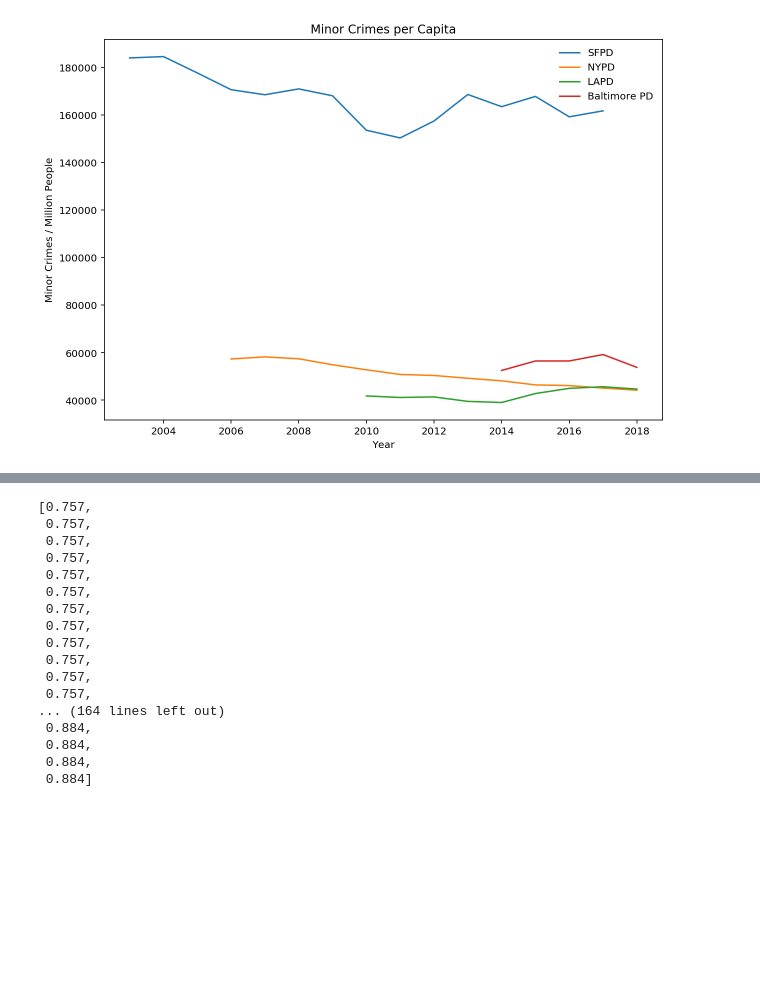
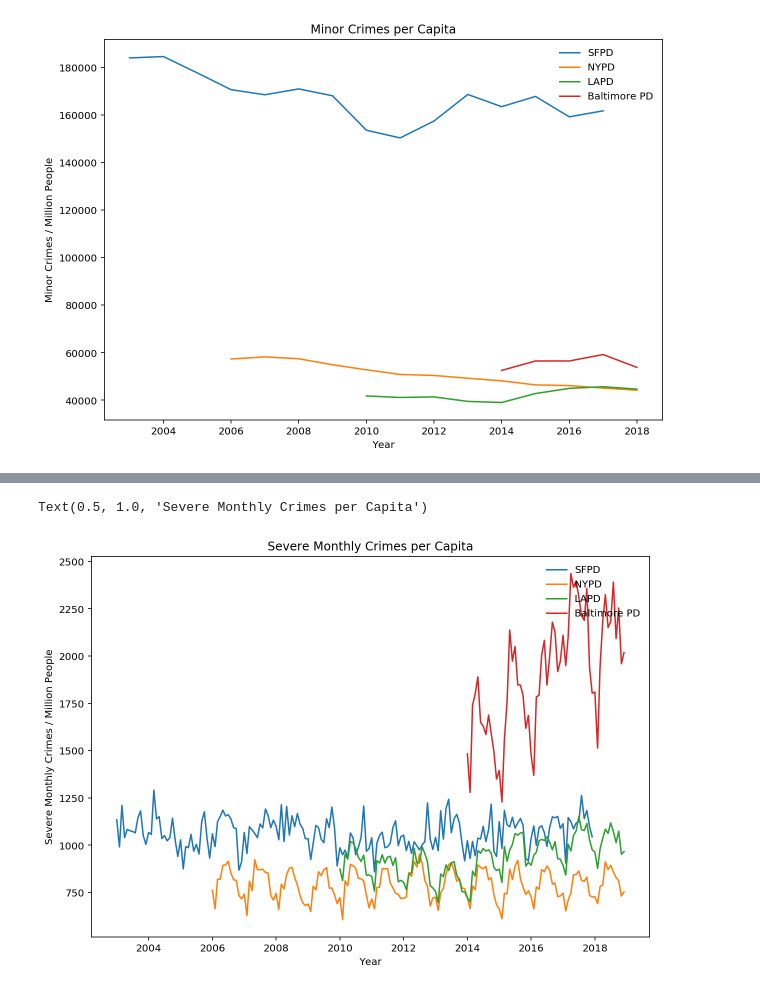
Before and after one commit to cho244/PoliceReports, a Jupyter notebook: Clearning.ipynb, the cells around one changed output, grey strips where cells are left out. Saved outputs shown, nothing was run; the diff lists cells and outputs as text; code cells hidden in the pictures; blank space fills up the shorter version.

Commit message:
all the plots are done

```diff
--- a/Clearning.ipynb
+++ b/Clearning.ipynb
@@ -356,3 +317,13 @@ la_severe_month[crime]
+# %%
+la_severe_month['population']=la_month
+ny_severe_month['population']=ny_month
+balt_severe_month['population']=balt_month
+sf_severe_month['population']=sf_month
+
+la_lesser_month['population']=la_month
+ny_lesser_month['population']=ny_month
+balt_lesser_month['population']=balt_month
+sf_lesser_month['population']=sf_month
 # %%
 def month_pop(city):
     city_monthly_population = []
@@ -374,22 +345,29 @@ l_pop =[3.796,3.825,3.859,3.892,3.923,3.953,3.981,4,4.056]
 sf_month = month_pop(s_pop)
 la_month = month_pop(l_pop)
 ny_month = month_pop(n_pop)
-balt_month = month_pop(s_pop)
+balt_month = month_pop(b_pop)
-# %% [output]
-[0.757,
- 0.757,
- 0.757,
- 0.757,
- 0.757,
- 0.757,
- 0.757,
- 0.757,
- 0.757,
- 0.757,
- 0.757,
- 0.757,
-... (164 lines left out)
- 0.884,
- 0.884,
- 0.884,
- 0.884]
+# %%
+la_lesser_month['S.M.C.P.C'] = la_lesser_month[0]/la_lesser_month['population']
+sf_lesser_month['S.M.C.P.C'] = sf_lesser_month[0]/sf_lesser_month['population']
+ny_lesser_month['S.M.C.P.C'] = ny_lesser_month[0]/ny_lesser_month['population']
+balt_lesser_month['S.M.C.P.C'] = balt_lesser_month[0]/balt_lesser_month['population']
+
+la_severe_month['S.M.C.P.C'] = la_severe_month[0]/la_severe_month['population']
+sf_severe_month['S.M.C.P.C'] = sf_severe_month[0]/sf_severe_month['population']
+ny_severe_month['S.M.C.P.C'] = ny_severe_month[0]/ny_severe_month['population']
+balt_severe_month['S.M.C.P.C'] = balt_severe_month[0]/balt_severe_month['population']
+# %%
+plt.figure(figsize = (10,7))
+plt.plot(sf_severe_month.date ,sf_severe_month['S.M.C.P.C'], label = 'SFPD')
+plt.plot(ny_severe_month.date ,ny_severe_month['S.M.C.P.C'], label = 'NYPD')
+plt.plot(la_severe_month.date ,la_severe_month['S.M.C.P.C'], label = 'LAPD')
+plt.plot(balt_severe_month.date ,balt_severe_month['S.M.C.P.C'], label = 'Baltimore PD')
+plt.legend(loc='upper right', frameon=False)
+
+#plt.xticks(rotation='vertical')
+plt.xlabel('Year')
+plt.ylabel('Severe Monthly Crimes / Million People')
+plt.title('Severe Monthly Crimes per Capita')
+# %% [output]
+Text(0.5, 1.0, 'Severe Monthly Crimes per Capita')
+[figure, added]
```
Also changed, not shown: parts of 14 cells of this notebook.
